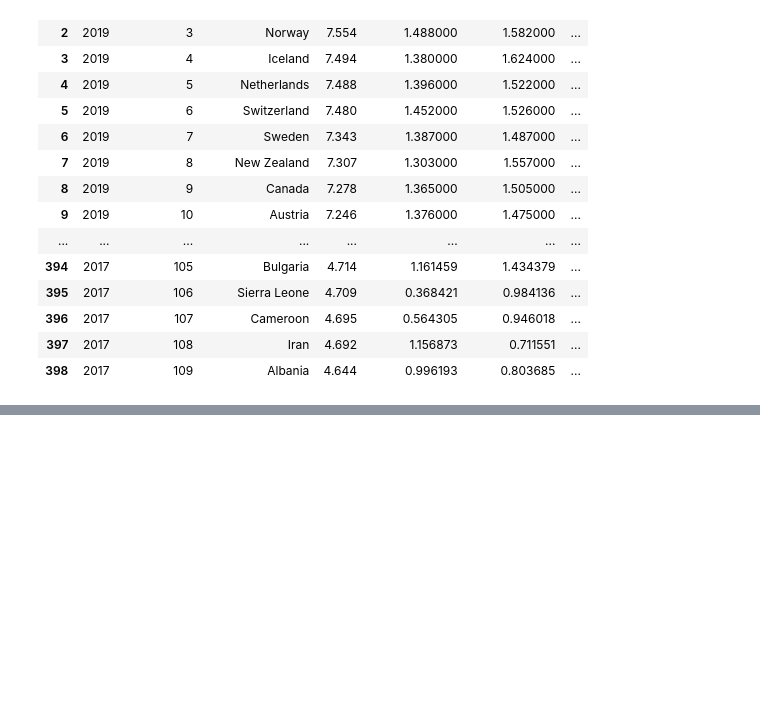
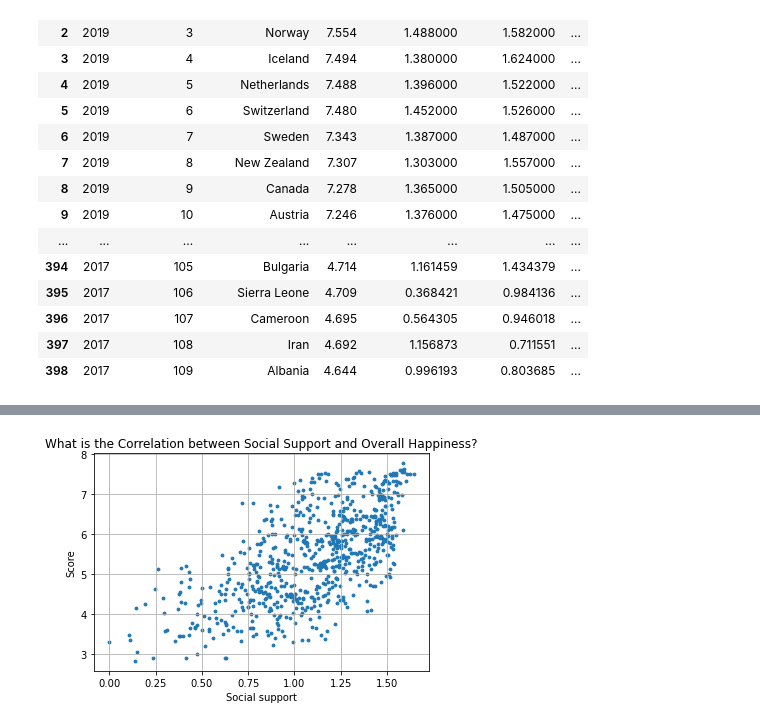
Before and after one commit to Bmyers5817/Project-1, a Jupyter notebook: World_Happiness.ipynb, the cells around one changed output, grey strips where cells are left out. Drawn from its saved outputs; the diff is of its cells as text; code cells hidden in the pictures; blank space fills up the shorter version.

```diff
--- a/World_Happiness.ipynb
+++ b/World_Happiness.ipynb
@@ -242,0 +304,12 @@ top_2019 = df.iloc[0:10, 0:10]
+# %%
+# Scatterplot to see correlation between SocialSupport and Overall Happiness
+plt.scatter(happiness_data_final["Social support"], happiness_data_final["Score"], marker="o", s=8)
+
+plt.title("What is the Correlation between Social Support and Overall Happiness?")
+plt.xlabel("Social support")
+plt.ylabel("Score")
+plt.grid(axis='both')
+
+plt.show()
+# %% [output]
+[figure, added]
```
Also changed, not shown: parts of 8 cells of this notebook.
